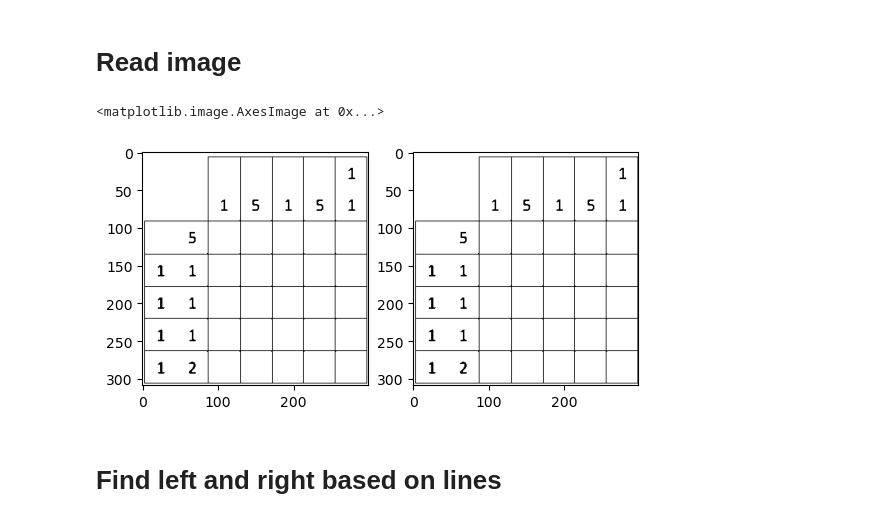
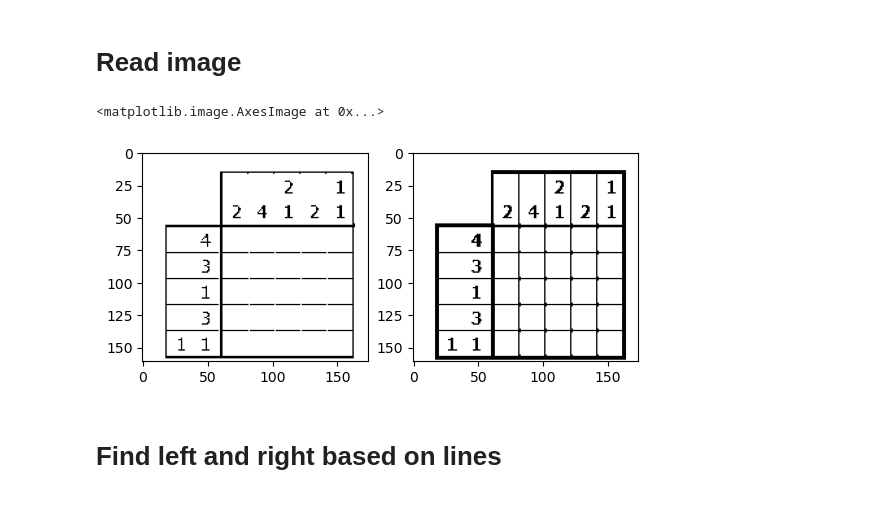
Before and after one commit to igloo81/nonogram, a Jupyter notebook: NonoGram start.ipynb, the cells around one changed output. Cells and saved outputs as stored; diff of their text form; code cells hidden in the pictures.

```diff
--- a/NonoGram start.ipynb
+++ b/NonoGram start.ipynb
@@ -20,32 +26,33 @@ digitRecognizer = load_model(digitRecognizerModelFileName)
 # %%
 #image = cv2.imread('E:/Work/NonoGram/Data/sample.png')
 #image = cv2.imread('E:/Work/NonoGram/Data/puzzle.jpg')
-#image = cv2.imread('E:/Work/NonoGram/Data/wikipedia.png')
-image = cv2.imread('E:/Work/NonoGram/Data/sample3.png')
+image = cv2.imread('E:/Work/NonoGram/Data/wikipedia.png')
+#image = cv2.imread('E:/Work/NonoGram/Data/sample3.png')
+# image = cv2.imread('E:/Work/NonoGram/Data/sample4.png')  issues with grid lines (use thresh 50, 100) and then issues with recognizing the grid
 # %%
 image_contours = image.copy()
 image_contours = cv2.cvtColor(image_contours, cv2.COLOR_BGR2GRAY)
-(_, image_contours) = cv2.threshold(image_contours, 150, 255, cv2.THRESH_BINARY)        # todo use 10 as bound
+(_, image_contours) = cv2.threshold(image_contours, 10, 255, cv2.THRESH_BINARY)        # todo use 10 as bound
 
 image_digits = image.copy()
 #image_digits = cv2.GaussianBlur(image_digits, (1, 1), 0)
 image_digits = cv2.cvtColor(image_digits, cv2.COLOR_BGR2GRAY)
-(_, image_digits) = cv2.threshold(image_digits, 150, 255, cv2.THRESH_BINARY)
+(_, image_digits) = cv2.threshold(image_digits, 100, 255, cv2.THRESH_BINARY)
 #imageCopy = cv2.dilate(imageCopy, (3,3), 1)
 #imageCopy = cv2.GaussianBlur(imageCopy, (1, 1), 0)
 #imageCopy = cv2.cvtColor(imageCopy, cv2.COLOR_BGR2GRAY)
 #blurred = cv2.GaussianBlur(gray, (5, 5), 0)
 #imageCopy = cv2.Canny(imageCopy, 50, 150)
 #imageCopy = 255-imageCopy
 #imageCopy = cv2.Canny(imageCopy, 50, 150)
 
 pyplot.subplot(1, 2, 1)  # 1 row, 2 columns, first subplot
 pyplot.imshow(image_contours, cmap="gray")
 pyplot.subplot(1, 2, 2)
 pyplot.imshow(image_digits, cmap="gray")
 # %% [output]
 <matplotlib.image.AxesImage at 0x...>
-[figure, old version]
+[figure, new version]
 # %% [markdown]
 # Find left and right based on lines
 # %%
```
Also changed, not shown: parts of 9 cells of this notebook, 2 other files.
